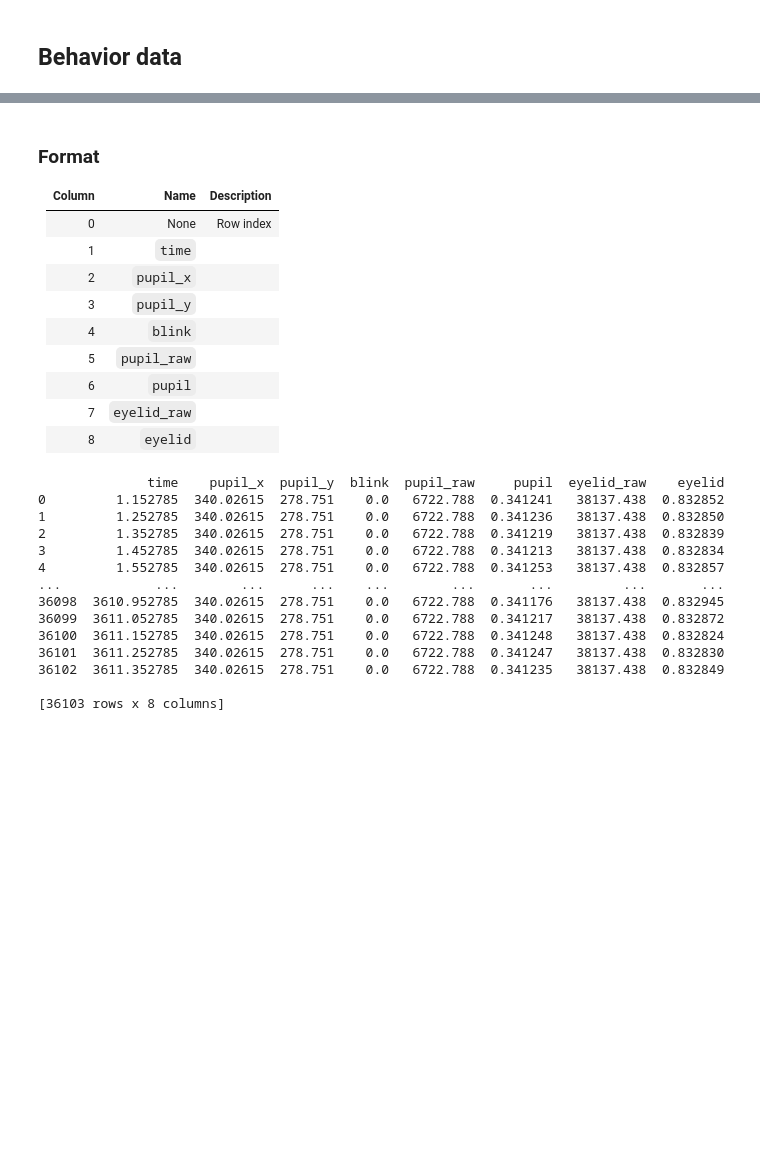
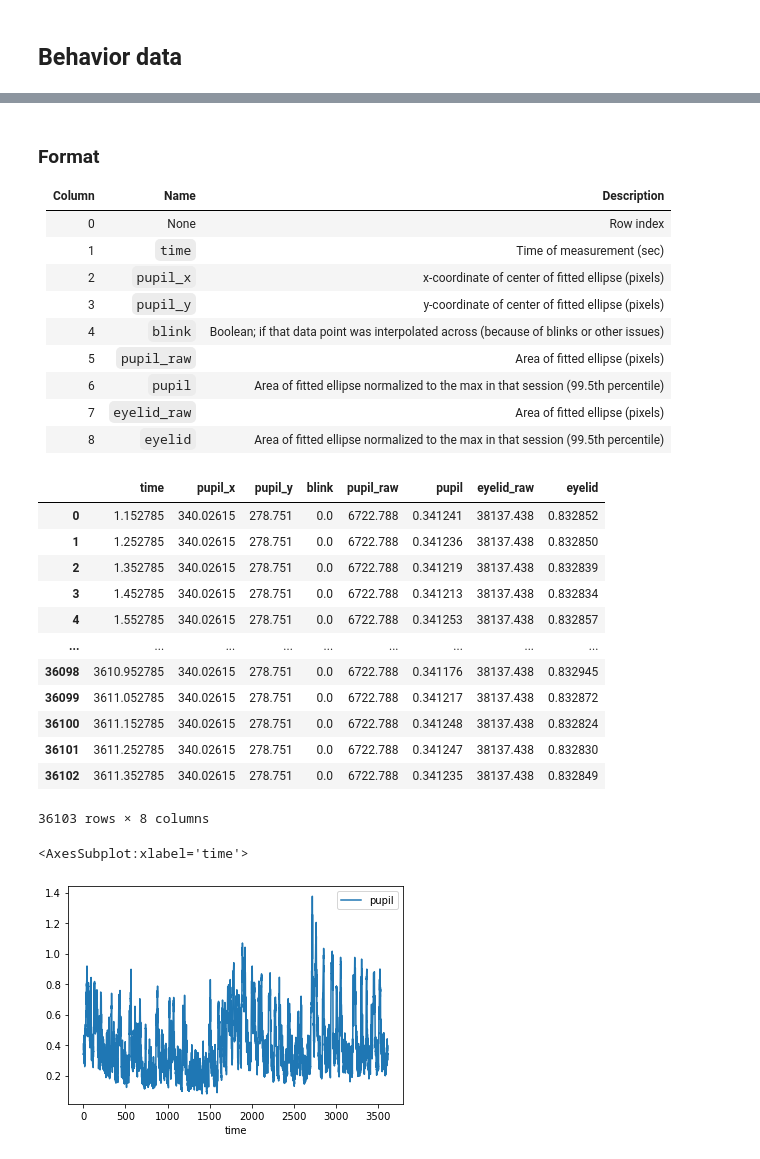
Before and after one commit to conormcgrory/brainstate_dm, a Jupyter notebook: notebooks/01_reimer_data.ipynb, the cells around one changed output, grey strips where cells are left out. Saved outputs shown, nothing was run; the diff lists cells and outputs as text; code cells hidden in the pictures; blank space fills up the shorter version.

Commit message:
Finished Reimer data notebook

```diff
--- a/notebooks/01_reimer_data.ipynb
+++ b/notebooks/01_reimer_data.ipynb
@@ -127,34 +141,38 @@ print(df_behavior)
 # %% [markdown]
 ### Format
 
-| Column | Name         | Description |
-|:-------|:-------------|:------------|
-| 0      | None         | Row index   |
-| 1      | `time`       |             |
-| 2      | `pupil_x`    |             |
-| 3      | `pupil_y`    |             |
-| 4      | `blink`      |             |
-| 5      | `pupil_raw`  |             |
-| 6      | `pupil`      |             |
-| 7      | `eyelid_raw` |             |
-| 8      | `eyelid`     |             |
+| Column | Name         | Description                                                                             |
+|:-------|:-------------|:----------------------------------------------------------------------------------------|
+| 0      | None         | Row index                                                                               |
+| 1      | `time`       | Time of measurement (sec)                                                               |
+| 2      | `pupil_x`    | x-coordinate of center of fitted ellipse (pixels)                                       |
+| 3      | `pupil_y`    | y-coordinate of center of fitted ellipse (pixels)                                       |
+| 4      | `blink`      | Boolean; if that data point was interpolated across (because of blinks or other issues) |
+| 5      | `pupil_raw`  | Area of fitted ellipse (pixels)                                                         |
+| 6      | `pupil`      | Area of fitted ellipse normalized to the max in that session (99.5th percentile)        |
+| 7      | `eyelid_raw` | Area of fitted ellipse (pixels)                                                         |
+| 8      | `eyelid`     | Area of fitted ellipse normalized to the max in that session (99.5th percentile)        |
 # %%
 df_pupil = pd.read_csv(pupil_fpath, header=0, index_col=0)
-print(df_pupil)
+df_pupil
 # %% [output]
+|  | time | pupil_x | pupil_y | blink | pupil_raw | pupil | eyelid_raw | eyelid |
+| 0 | 1.152785 | 340.02615 | 278.751 | 0.0 | 6722.788 | 0.341241 | 38137.438 | 0.832852 |
+| 1 | 1.252785 | 340.02615 | 278.751 | 0.0 | 6722.788 | 0.341236 | 38137.438 | 0.832850 |
+| 2 | 1.352785 | 340.02615 | 278.751 | 0.0 | 6722.788 | 0.341219 | 38137.438 | 0.832839 |
+| 3 | 1.452785 | 340.02615 | 278.751 | 0.0 | 6722.788 | 0.341213 | 38137.438 | 0.832834 |
+| 4 | 1.552785 | 340.02615 | 278.751 | 0.0 | 6722.788 | 0.341253 | 38137.438 | 0.832857 |
+| ... | ... | ... | ... | ... | ... | ... | ... | ... |
+| 36098 | 3610.952785 | 340.02615 | 278.751 | 0.0 | 6722.788 | 0.341176 | 38137.438 | 0.832945 |
+| 36099 | 3611.052785 | 340.02615 | 278.751 | 0.0 | 6722.788 | 0.341217 | 38137.438 | 0.832872 |
+| 36100 | 3611.152785 | 340.02615 | 278.751 | 0.0 | 6722.788 | 0.341248 | 38137.438 | 0.832824 |
+| 36101 | 3611.252785 | 340.02615 | 278.751 | 0.0 | 6722.788 | 0.341247 | 38137.438 | 0.832830 |
+| 36102 | 3611.352785 | 340.02615 | 278.751 | 0.0 | 6722.788 | 0.341235 | 38137.438 | 0.832849 |
-              time    pupil_x  pupil_y  blink  pupil_raw     pupil  eyelid_raw    eyelid
-0         1.152785  340.02615  278.751    0.0   6722.788  0.341241   38137.438  0.832852
-1         1.252785  340.02615  278.751    0.0   6722.788  0.341236   38137.438  0.832850
-2         1.352785  340.02615  278.751    0.0   6722.788  0.341219   38137.438  0.832839
-3         1.452785  340.02615  278.751    0.0   6722.788  0.341213   38137.438  0.832834
-4         1.552785  340.02615  278.751    0.0   6722.788  0.341253   38137.438  0.832857
-...            ...        ...      ...    ...        ...       ...         ...       ...
-36098  3610.952785  340.02615  278.751    0.0   6722.788  0.341176   38137.438  0.832945
-36099  3611.052785  340.02615  278.751    0.0   6722.788  0.341217   38137.438  0.832872
-36100  3611.152785  340.02615  278.751    0.0   6722.788  0.341248   38137.438  0.832824
-36101  3611.252785  340.02615  278.751    0.0   6722.788  0.341247   38137.438  0.832830
-36102  3611.352785  340.02615  278.751    0.0   6722.788  0.341235   38137.438  0.832849
-
-[36103 rows x 8 columns]
+36103 rows × 8 columns
+# %%
+df_pupil.plot(x='time', y='pupil')
+# %% [output]
+<AxesSubplot:xlabel='time'>
+[figure, added]
 # %% [markdown]
 ## Walk data
```
Also changed, not shown: parts of 15 cells of this notebook.
